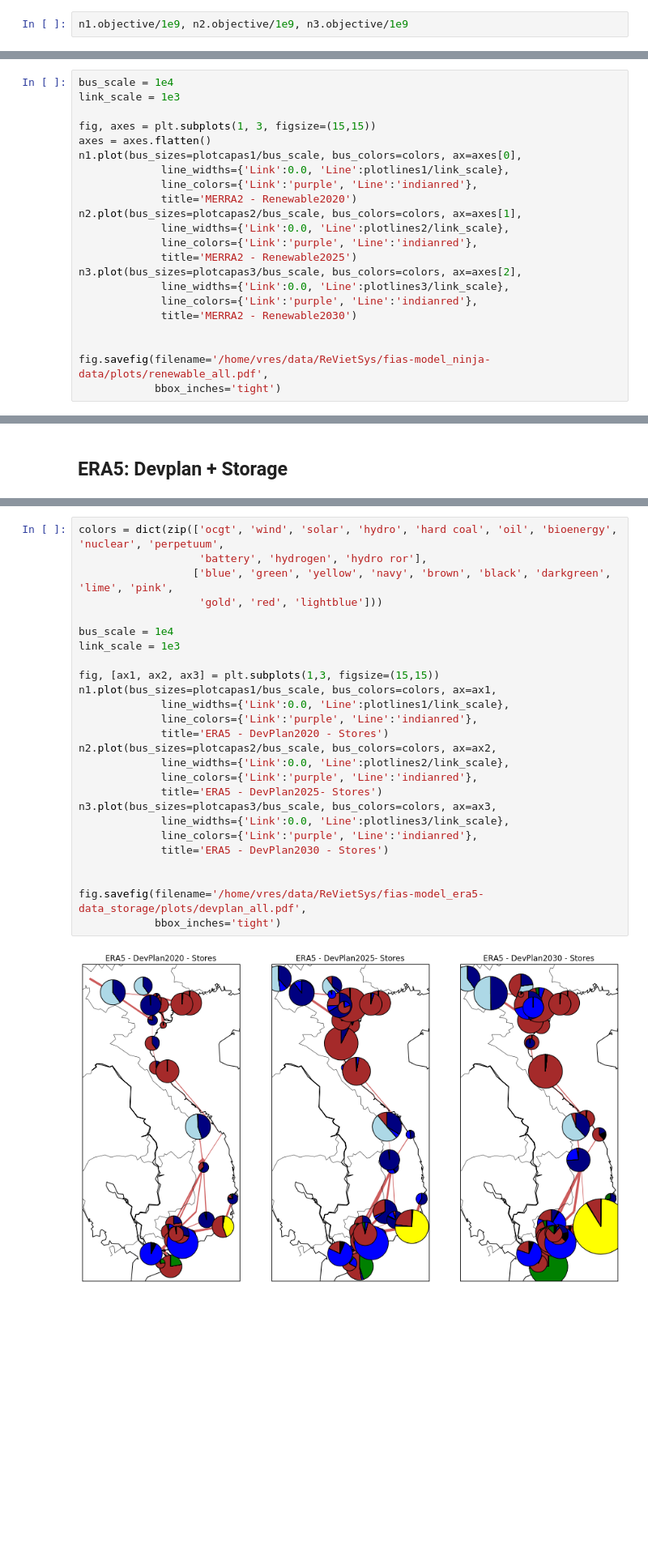
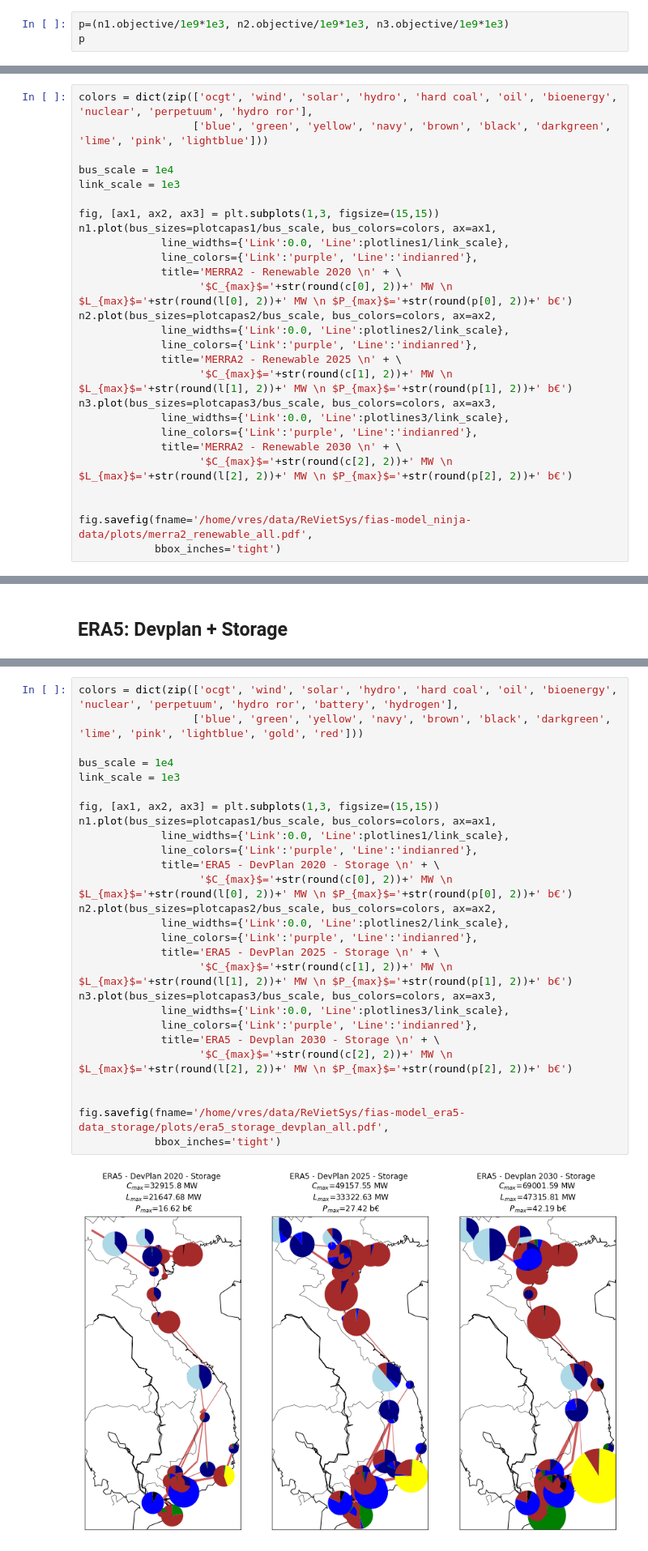
Before and after one commit to alexfias/ReVietSys, a Jupyter notebook: analysis.ipynb, the cells around one changed output, grey strips where cells are left out. Shown at 81% size. Cells and saved outputs as stored; diff of their text form; blank space fills up the shorter version.

```diff
--- a/analysis.ipynb
+++ b/analysis.ipynb
@@ -592,2 +785,3 @@ plotlines1.sum(level=0).max(), plotlines2.sum(level=0).max(), plotlines3.sum(lev
 # %%
-n1.objective/1e9, n2.objective/1e9, n3.objective/1e9
+p=(n1.objective/1e9*1e3, n2.objective/1e9*1e3, n3.objective/1e9*1e3)
+p
@@ -594,22 +790,27 @@ n1.objective/1e9, n2.objective/1e9, n3.objective/1e9
 # %%
+colors = dict(zip(['ocgt', 'wind', 'solar', 'hydro', 'hard coal', 'oil', 'bioenergy', 'nuclear', 'perpetuum', 'hydro ror'],
+                  ['blue', 'green', 'yellow', 'navy', 'brown', 'black', 'darkgreen', 'lime', 'pink', 'lightblue']))
+
 bus_scale = 1e4
 link_scale = 1e3
 
-fig, axes = plt.subplots(1, 3, figsize=(15,15))
-axes = axes.flatten()
-n1.plot(bus_sizes=plotcapas1/bus_scale, bus_colors=colors, ax=axes[0],
+fig, [ax1, ax2, ax3] = plt.subplots(1,3, figsize=(15,15))
+n1.plot(bus_sizes=plotcapas1/bus_scale, bus_colors=colors, ax=ax1,
              line_widths={'Link':0.0, 'Line':plotlines1/link_scale},
              line_colors={'Link':'purple', 'Line':'indianred'},
-             title='MERRA2 - Renewable2020')
-n2.plot(bus_sizes=plotcapas2/bus_scale, bus_colors=colors, ax=axes[1],
+             title='MERRA2 - Renewable 2020 \n' + \
+                   '$C_{max}$='+str(round(c[0], 2))+' MW \n $L_{max}$='+str(round(l[0], 2))+' MW \n $P_{max}$='+str(round(p[0], 2))+' b€')
+n2.plot(bus_sizes=plotcapas2/bus_scale, bus_colors=colors, ax=ax2,
              line_widths={'Link':0.0, 'Line':plotlines2/link_scale},
              line_colors={'Link':'purple', 'Line':'indianred'},
-             title='MERRA2 - Renewable2025')
-n3.plot(bus_sizes=plotcapas3/bus_scale, bus_colors=colors, ax=axes[2],
+             title='MERRA2 - Renewable 2025 \n' + \
+                   '$C_{max}$='+str(round(c[1], 2))+' MW \n $L_{max}$='+str(round(l[1], 2))+' MW \n $P_{max}$='+str(round(p[1], 2))+' b€')
+n3.plot(bus_sizes=plotcapas3/bus_scale, bus_colors=colors, ax=ax3,
              line_widths={'Link':0.0, 'Line':plotlines3/link_scale},
              line_colors={'Link':'purple', 'Line':'indianred'},
-             title='MERRA2 - Renewable2030')
+             title='MERRA2 - Renewable 2030 \n' + \
+                   '$C_{max}$='+str(round(c[2], 2))+' MW \n $L_{max}$='+str(round(l[2], 2))+' MW \n $P_{max}$='+str(round(p[2], 2))+' b€')
 
 
-fig.savefig(filename='/home/vres/data/ReVietSys/fias-model_ninja-data/plots/renewable_all.pdf',
+fig.savefig(fname='/home/vres/data/ReVietSys/fias-model_ninja-data/plots/merra2_renewable_all.pdf',
             bbox_inches='tight')
@@ -720,31 +895,32 @@ n1.objective/1e9, n2.objective/1e9, n3.objective/1e9
 # %%
-colors = dict(zip(['ocgt', 'wind', 'solar', 'hydro', 'hard coal', 'oil', 'bioenergy', 'nuclear', 'perpetuum',
-                   'battery', 'hydrogen', 'hydro ror'],
-                  ['blue', 'green', 'yellow', 'navy', 'brown', 'black', 'darkgreen', 'lime', 'pink',
-                   'gold', 'red', 'lightblue']))
+colors = dict(zip(['ocgt', 'wind', 'solar', 'hydro', 'hard coal', 'oil', 'bioenergy', 'nuclear', 'perpetuum', 'hydro ror', 'battery', 'hydrogen'],
+                  ['blue', 'green', 'yellow', 'navy', 'brown', 'black', 'darkgreen', 'lime', 'pink', 'lightblue', 'gold', 'red']))
 
 bus_scale = 1e4
 link_scale = 1e3
 
 fig, [ax1, ax2, ax3] = plt.subplots(1,3, figsize=(15,15))
 n1.plot(bus_sizes=plotcapas1/bus_scale, bus_colors=colors, ax=ax1,
              line_widths={'Link':0.0, 'Line':plotlines1/link_scale},
              line_colors={'Link':'purple', 'Line':'indianred'},
-             title='ERA5 - DevPlan2020 - Stores')
+             title='ERA5 - DevPlan 2020 - Storage \n' + \
+                   '$C_{max}$='+str(round(c[0], 2))+' MW \n $L_{max}$='+str(round(l[0], 2))+' MW \n $P_{max}$='+str(round(p[0], 2))+' b€')
 n2.plot(bus_sizes=plotcapas2/bus_scale, bus_colors=colors, ax=ax2,
              line_widths={'Link':0.0, 'Line':plotlines2/link_scale},
              line_colors={'Link':'purple', 'Line':'indianred'},
-             title='ERA5 - DevPlan2025- Stores')
+             title='ERA5 - DevPlan 2025 - Storage \n' + \
+                   '$C_{max}$='+str(round(c[1], 2))+' MW \n $L_{max}$='+str(round(l[1], 2))+' MW \n $P_{max}$='+str(round(p[1], 2))+' b€')
 n3.plot(bus_sizes=plotcapas3/bus_scale, bus_colors=colors, ax=ax3,
              line_widths={'Link':0.0, 'Line':plotlines3/link_scale},
              line_colors={'Link':'purple', 'Line':'indianred'},
-             title='ERA5 - DevPlan2030 - Stores')
+             title='ERA5 - Devplan 2030 - Storage \n' + \
+                   '$C_{max}$='+str(round(c[2], 2))+' MW \n $L_{max}$='+str(round(l[2], 2))+' MW \n $P_{max}$='+str(round(p[2], 2))+' b€')
 
 
-fig.savefig(filename='/home/vres/data/ReVietSys/fias-model_era5-data_storage/plots/devplan_all.pdf',
+fig.savefig(fname='/home/vres/data/ReVietSys/fias-model_era5-data_storage/plots/era5_storage_devplan_all.pdf',
             bbox_inches='tight')
 # %% [output]
-[figure, old version]
+[figure, new version]
 # %% [markdown]
 ## ERA5: Renewable + Storage
 # %%
```
Also changed, not shown: parts of 66 cells of this notebook.
